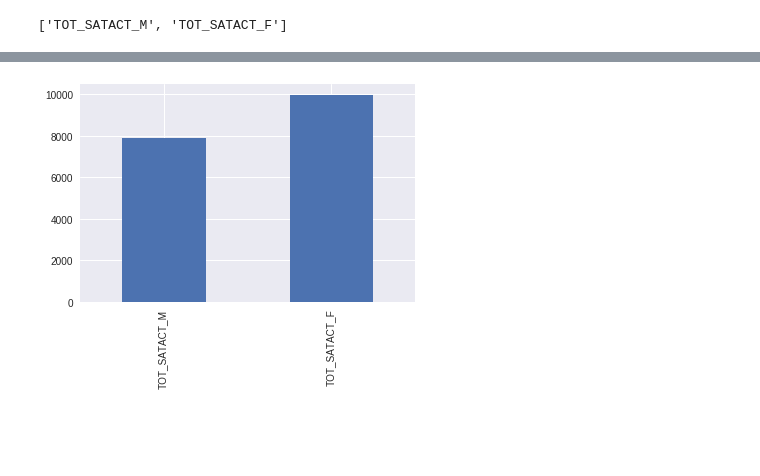
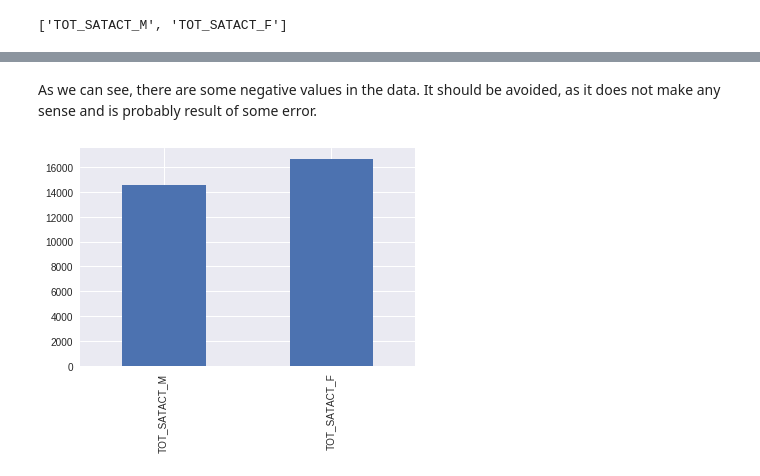
Before and after one commit to pmmilewski/data-downloads, a Jupyter notebook: School data exploration.ipynb, the cells around one changed output, grey strips where cells are left out. Cells and saved outputs as stored; diff of their text form; code cells hidden in the pictures; blank space fills up the shorter version.

```diff
--- a/School data exploration.ipynb
+++ b/School data exploration.ipynb
@@ -147,9 +159,11 @@ names
+# %% [markdown]
+As we can see, there are some negative values in the data. It should be avoided, as it does not make any sense and is probably result of some error.
 # %%
-
-data[names].sum().plot.bar()
+totsat = data[(data["TOT_SATACT_M"]>=0)& (data["TOT_SATACT_F"]>=0)]
+totsat[names].sum().plot.bar()
 plt.show()
 # %% [output]
-[figure, old version]
+[figure, new version]
 # %%
 data[names]
 # %% [output]
```
Also changed, not shown: parts of 4 cells of this notebook.
